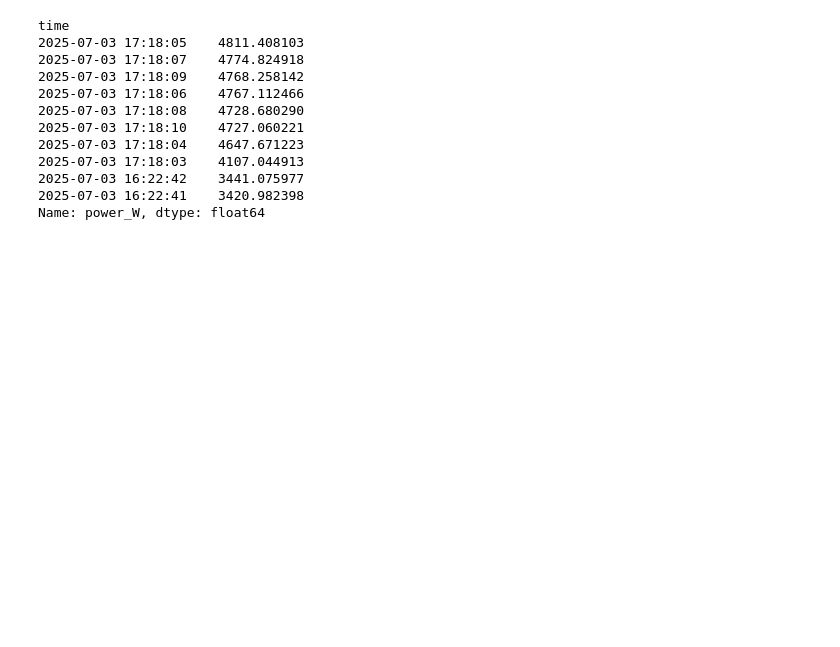
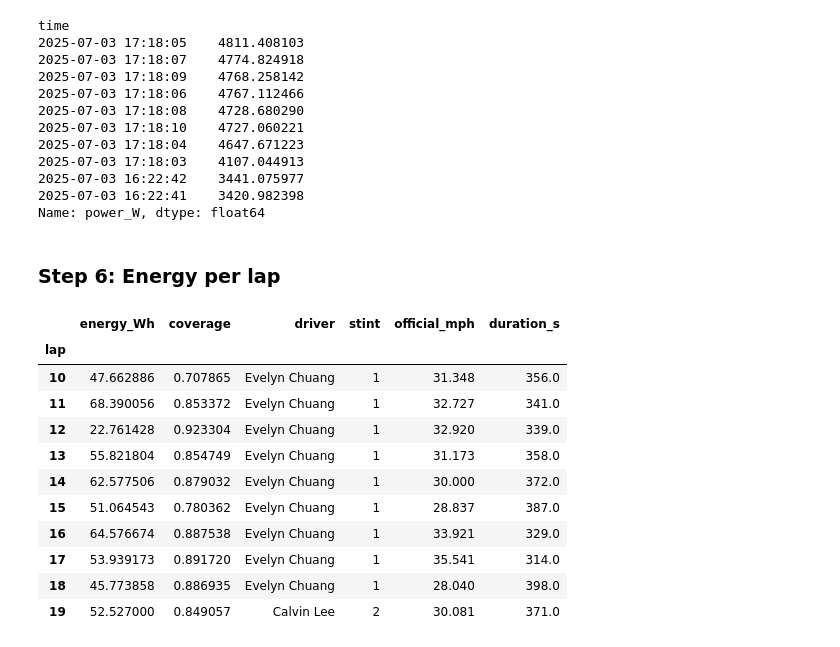
Before and after one commit to jiachengw-sf/calsol_data_analysis, a Jupyter notebook: q1_analysis.ipynb, the cells around one changed output. Cells and saved outputs as stored; diff of their text form; code cells hidden in the pictures; blank space fills up the shorter version.

```diff
--- a/q1_analysis.ipynb
+++ b/q1_analysis.ipynb
@@ -360,3 +360,29 @@ time
 2025-07-03 16:22:42    3441.075977
 2025-07-03 16:22:41    3420.982398
 Name: power_W, dtype: float64
+# %% [markdown]
+### Step 6: Energy per lap
+# %%
+in_race = df[df["lap"] > 0]
+
+per_lap = in_race.groupby("lap").agg(
+    energy_Wh=("power_W", energy_interp),
+    coverage=("current", lambda s: s.notna().mean()),
+)
+per_lap = per_lap.join(
+    laps.set_index("lap")[["driver", "stint", "official_mph", "duration_s"]]
+)
+per_lap.head(10)
+# %% [output]
+|  | energy_Wh | coverage | driver | stint | official_mph | duration_s |
+| lap |  |  |  |  |  |  |
+| 10 | 47.662886 | 0.707865 | Evelyn Chuang | 1 | 31.348 | 356.0 |
+| 11 | 68.390056 | 0.853372 | Evelyn Chuang | 1 | 32.727 | 341.0 |
+| 12 | 22.761428 | 0.923304 | Evelyn Chuang | 1 | 32.920 | 339.0 |
+| 13 | 55.821804 | 0.854749 | Evelyn Chuang | 1 | 31.173 | 358.0 |
+| 14 | 62.577506 | 0.879032 | Evelyn Chuang | 1 | 30.000 | 372.0 |
+| 15 | 51.064543 | 0.780362 | Evelyn Chuang | 1 | 28.837 | 387.0 |
+| 16 | 64.576674 | 0.887538 | Evelyn Chuang | 1 | 33.921 | 329.0 |
+| 17 | 53.939173 | 0.891720 | Evelyn Chuang | 1 | 35.541 | 314.0 |
+| 18 | 45.773858 | 0.886935 | Evelyn Chuang | 1 | 28.040 | 398.0 |
+| 19 | 52.527000 | 0.849057 | Calvin Lee | 2 | 30.081 | 371.0 |
```
Also changed, not shown: parts of 5 cells of this notebook.
